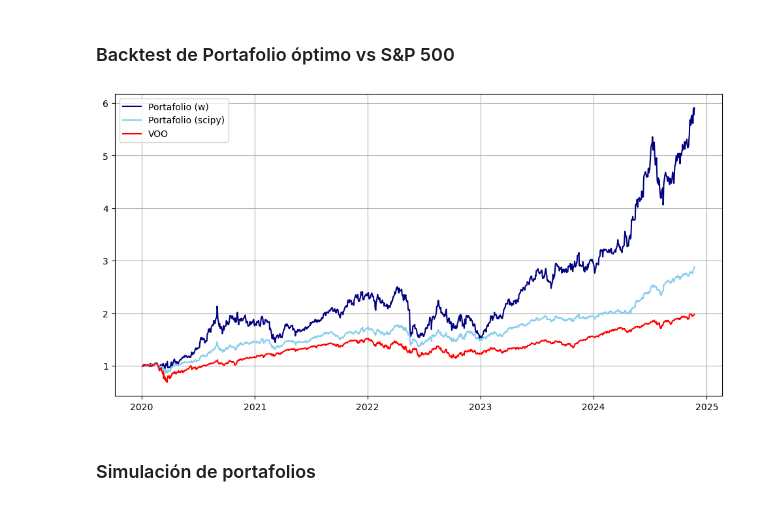
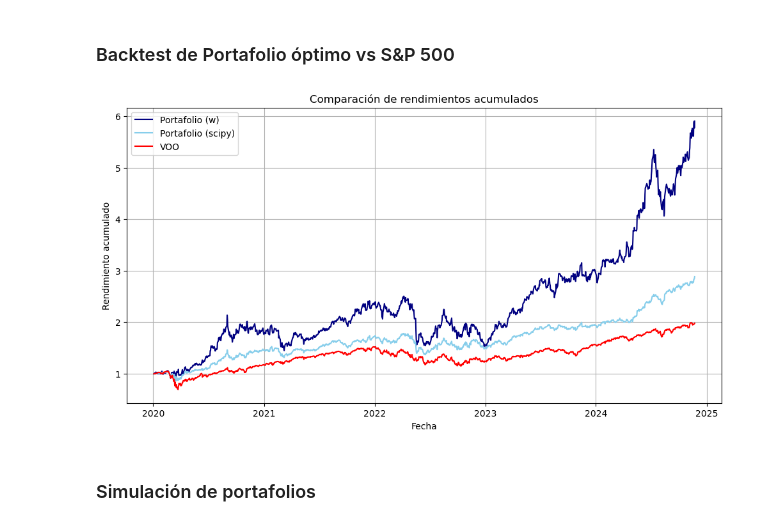
Before and after one commit to LuisMB09/metodos_optimizacion, a Jupyter notebook: aplicación_examen.ipynb, the cells around one changed output. Saved outputs shown, nothing was run; the diff lists cells and outputs as text; code cells hidden in the pictures.

```diff
--- a/aplicación_examen.ipynb
+++ b/aplicación_examen.ipynb
@@ -128,20 +156,24 @@ cumulative_return_sp = (1 + rt2['VOO']).cumprod()
 # %%
 returns = pd.DataFrame({
     'portafolio': cumulative_return_port,
     'portfolio_opt': cumulative_return_port_opt,
     'VOO': cumulative_return_sp
 })
 
 plt.figure(figsize=(12, 6))
 
 plt.plot(returns['portafolio'], label='Portafolio (w)', c = 'navy')
 plt.plot(returns['portfolio_opt'], label='Portafolio (scipy)', c = 'skyblue')
 plt.plot(returns['VOO'], label='VOO', c = 'red')
 
+plt.title('Comparación de rendimientos acumulados')
+plt.xlabel('Fecha')
+plt.ylabel('Rendimiento acumulado')
+
 plt.legend()
 plt.grid()
 # %% [output]
-[figure, old version]
+[figure, new version]
 # %% [markdown]
 ### Simulación de portafolios
 # %%
```
Also changed, not shown: parts of 16 cells of this notebook.
